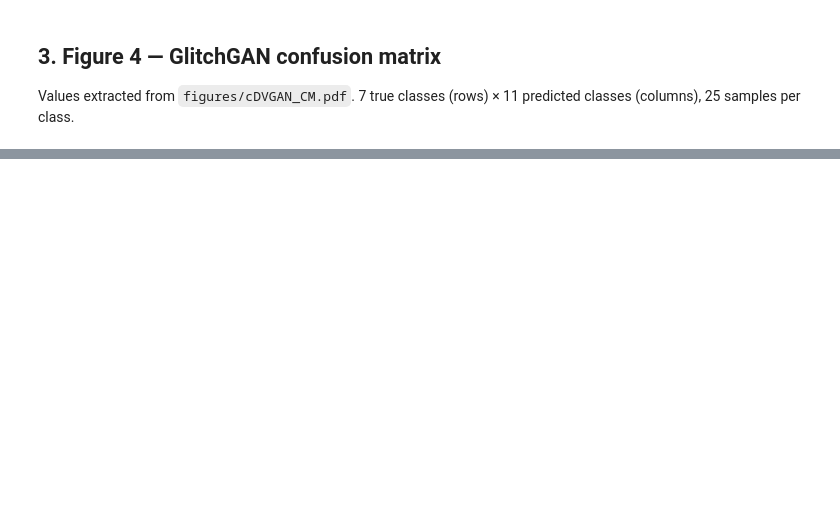
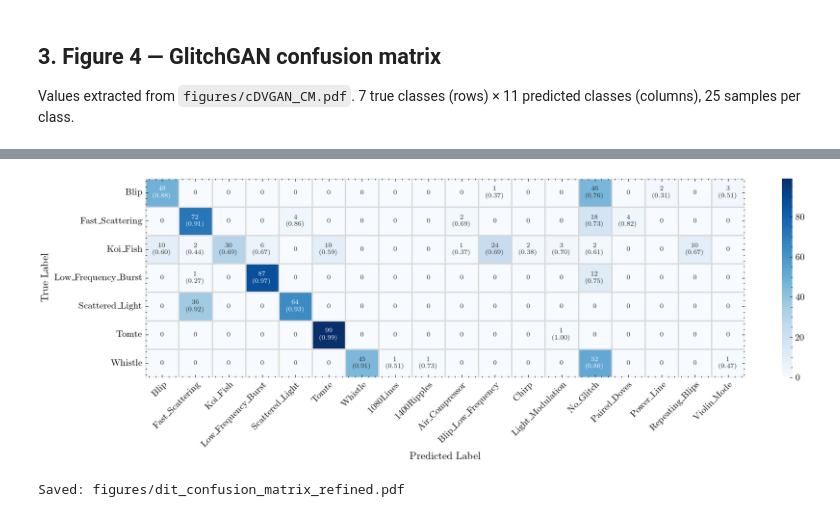
Before and after one commit to tomdooney95/glitchgan_glitch_synthesis_2026, a Jupyter notebook: paper_figures.ipynb, the cells around one changed output, grey strips where cells are left out. Drawn from its saved outputs; the diff is of its cells as text; code cells hidden in the pictures; blank space fills up the shorter version.

```diff
--- a/paper_figures.ipynb
+++ b/paper_figures.ipynb
@@ -206,0 +310,51 @@ savefig(fig, "glitchgan_confusion_matrix_refined")
+# %%
+# Column order: true labels first, then remaining predicted classes
+others_dit = [l for l in DIT_PRED_LABELS if l not in TRUE_LABELS]
+ordered_pred_dit = TRUE_LABELS + others_dit
+col_idx_dit = [DIT_PRED_LABELS.index(l) for l in ordered_pred_dit]
+cm_ordered_dit   = DIT_CM_RAW[:, col_idx_dit]
+conf_ordered_dit = DIT_CM_CONF[:, col_idx_dit]
+
+# Drop all-zero predicted columns
+nonzero_cols_dit = cm_ordered_dit.sum(axis=0) > 0
+cm_plot_dit   = cm_ordered_dit[:, nonzero_cols_dit]
+conf_plot_dit = conf_ordered_dit[:, nonzero_cols_dit]
+pred_plot_dit = [l for l, keep in zip(ordered_pred_dit, nonzero_cols_dit) if keep]
+
+# Build annotation: "count\n(conf)" for non-zero cells, bare "0" for zero
+annot_dit = np.empty_like(cm_plot_dit, dtype=object)
+for i in range(cm_plot_dit.shape[0]):
+    for j in range(cm_plot_dit.shape[1]):
+        n = int(cm_plot_dit[i, j])
+        c = conf_plot_dit[i, j]
+        annot_dit[i, j] = "0" if n == 0 else f"{n}\n({c:.2f})"
+
+fig_w = max(7.2, len(pred_plot_dit) * 0.72)
+fig, ax = plt.subplots(figsize=(fig_w, 4.5))
+
+sns.heatmap(
+    cm_plot_dit,
+    annot=annot_dit,
+    fmt="",
+    cmap="Blues",
+    vmin=0,
+    vmax=cm_plot_dit.max(),
+    linewidths=0.5,
+    linecolor="0.85",
+    cbar=True,
+    annot_kws={"size": 7},
+    xticklabels=[_tex(l) for l in pred_plot_dit],
+    yticklabels=[_tex(l) for l in TRUE_LABELS],
+    ax=ax,
+)
+
+ax.set_xlabel("Predicted Label", fontsize=11)
+ax.set_ylabel("True Label", fontsize=11)
+plt.setp(ax.get_xticklabels(), rotation=45, ha="right", rotation_mode="anchor")
+ax.tick_params(axis="y", rotation=0)
+fig.tight_layout()
+
+savefig(fig, "dit_confusion_matrix_refined")
+# %% [output]
+[figure, added]
+Saved: figures/dit_confusion_matrix_refined.pdf
```
Also changed, not shown: parts of 6 cells of this notebook, 6 other files.
